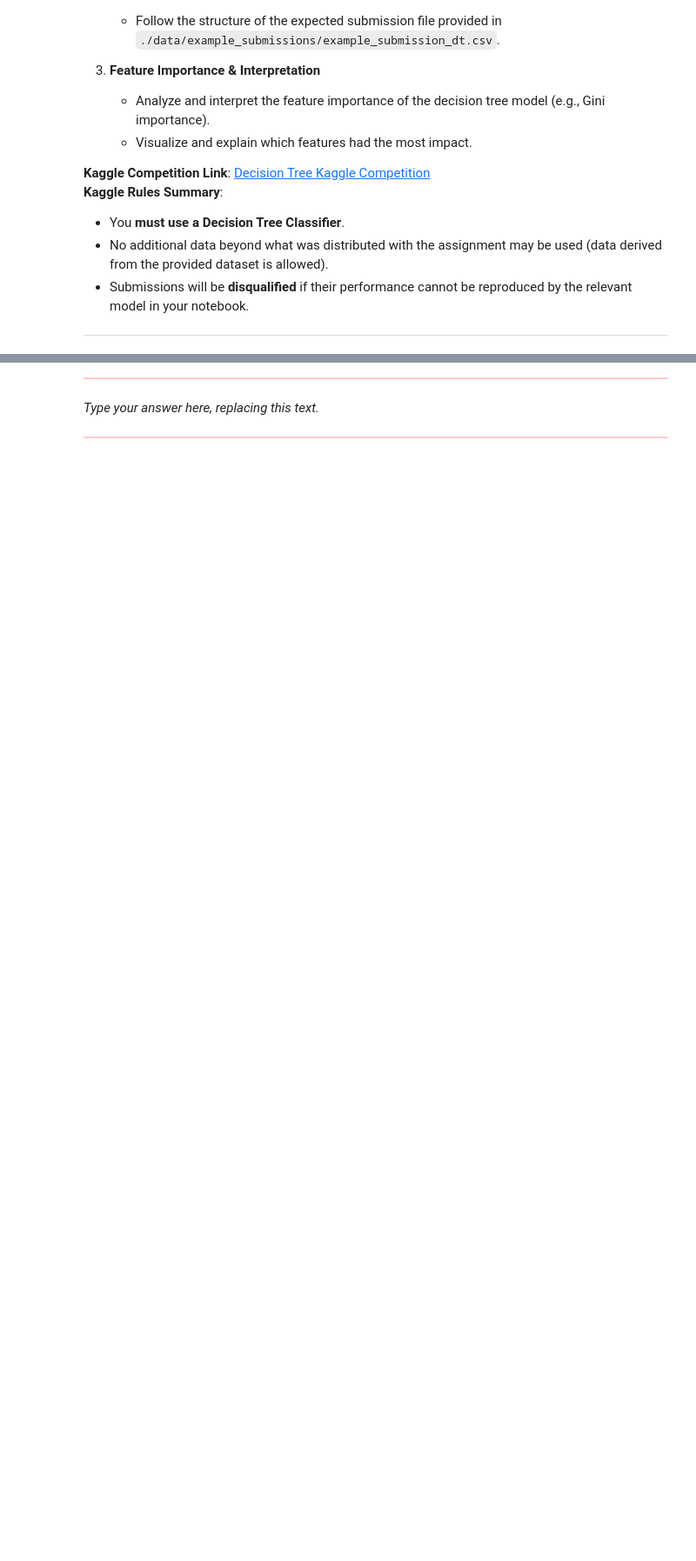
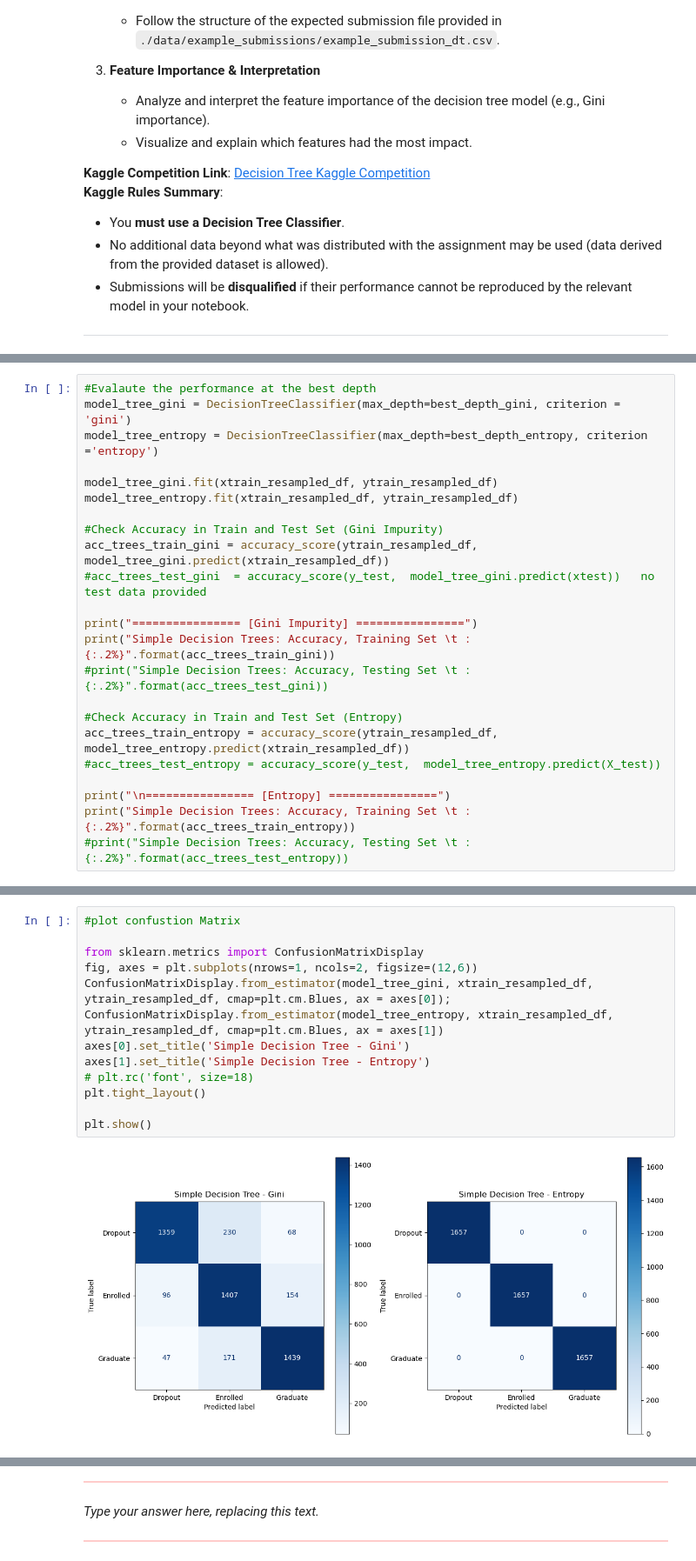
Before and after one commit to Siri-Gith1/CSCI109A_HW5, a Jupyter notebook: cs1090a_hw5.ipynb, the cells around one changed output, grey strips where cells are left out. Shown at 87% size. Saved outputs shown, nothing was run; the diff lists cells and outputs as text; blank space fills up the shorter version.

```diff
--- a/cs1090a_hw5.ipynb
+++ b/cs1090a_hw5.ipynb
@@ -557,0 +719,23 @@ Develop a Decision Tree Classifier to predict student outcomes. You are expected
+# %%
+#Evalaute the performance at the best depth
+model_tree_gini = DecisionTreeClassifier(max_depth=best_depth_gini, criterion = 'gini')
+model_tree_entropy = DecisionTreeClassifier(max_depth=best_depth_entropy, criterion ='entropy')
+
+model_tree_gini.fit(xtrain_resampled_df, ytrain_resampled_df)
+model_tree_entropy.fit(xtrain_resampled_df, ytrain_resampled_df)
+
+#Check Accuracy in Train and Test Set (Gini Impurity)
+acc_trees_train_gini = accuracy_score(ytrain_resampled_df, model_tree_gini.predict(xtrain_resampled_df))
+#acc_trees_test_gini  = accuracy_score(y_test,  model_tree_gini.predict(xtest))   no test data provided
+
+print("================ [Gini Impurity] ================")
+print("Simple Decision Trees: Accuracy, Training Set \t : {:.2%}".format(acc_trees_train_gini))
+#print("Simple Decision Trees: Accuracy, Testing Set \t : {:.2%}".format(acc_trees_test_gini))
+
+#Check Accuracy in Train and Test Set (Entropy)
+acc_trees_train_entropy = accuracy_score(ytrain_resampled_df, model_tree_entropy.predict(xtrain_resampled_df))
+#acc_trees_test_entropy = accuracy_score(y_test,  model_tree_entropy.predict(X_test))
+
+print("\n================ [Entropy] ================")
+print("Simple Decision Trees: Accuracy, Training Set \t : {:.2%}".format(acc_trees_train_entropy))
+#print("Simple Decision Trees: Accuracy, Testing Set \t : {:.2%}".format(acc_trees_test_entropy))
@@ -557,0 +748,15 @@ Develop a Decision Tree Classifier to predict student outcomes. You are expected
+# %%
+#plot confustion Matrix
+
+from sklearn.metrics import ConfusionMatrixDisplay
+fig, axes = plt.subplots(nrows=1, ncols=2, figsize=(12,6))
+ConfusionMatrixDisplay.from_estimator(model_tree_gini, xtrain_resampled_df, ytrain_resampled_df, cmap=plt.cm.Blues, ax = axes[0]);
+ConfusionMatrixDisplay.from_estimator(model_tree_entropy, xtrain_resampled_df, ytrain_resampled_df, cmap=plt.cm.Blues, ax = axes[1])
+axes[0].set_title('Simple Decision Tree - Gini')
+axes[1].set_title('Simple Decision Tree - Entropy')
+# plt.rc('font', size=18)
+plt.tight_layout()
+
+plt.show()
+# %% [output]
+[figure, added]
```
Also changed, not shown: parts of 40 cells of this notebook.
